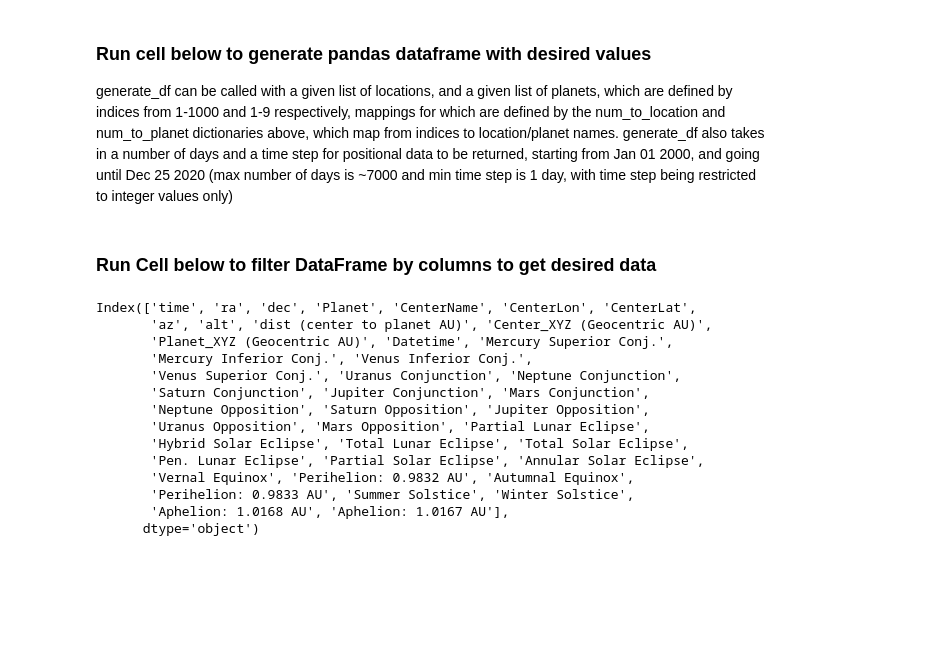
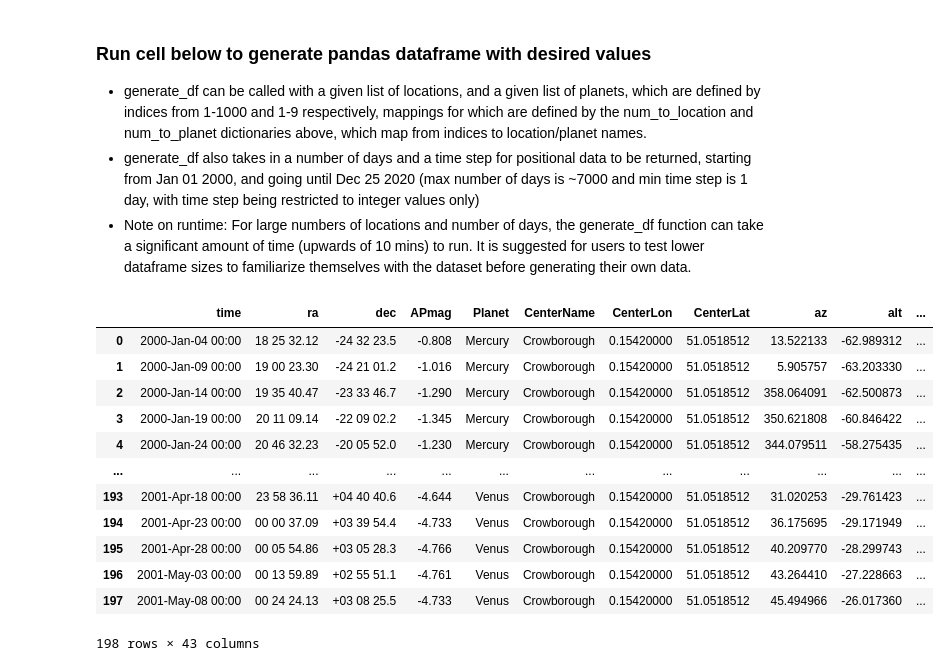
Before and after one commit to erictang000/astro-data, a Jupyter notebook: 189 Early Project.ipynb, the cells around one changed output. Saved outputs shown, nothing was run; the diff lists cells and outputs as text; code cells hidden in the pictures; blank space fills up the shorter version.

Commit message:
Added data visualization and visibility thresholding

```diff
--- a/189 Early Project.ipynb
+++ b/189 Early Project.ipynb
@@ -132,5 +189,7 @@ for i in range(1, 999):
 # %%
 def generate_df(num_locations, num_days=5, time_step=1, planet=[], location=[]):
+    ##creates a list of strings which correspond to rows of the dataframe to be passed to
+    ##pd.dataframe
     final_string = []
     for i in range(1, 9):
         if planet:
@@ -161,11 +220,13 @@ def generate_df(num_locations, num_days=5, time_step=1, planet=[], location=[]):
                     data_ind = index + 1
                     break
             if data_ind != -1:
-                string = string[data_ind:data_ind + num_days:time_step]
+                string = string[data_ind:data_ind + (num_days * time_step):time_step]
                 string = [x + "," + num_to_planet[i] + "," + num_to_location[j] + "," + num_to_position[j][0] + "," + num_to_position[j][1] for x in string if len(x.split(",")) == 13]
                 final_string += string
+
+    ##clean data - get rid of uncessary columns and call helper functions to convert data into different formats
     df = pd.DataFrame([x.split(',') for x in final_string[1:]], columns=[x for x in final_string[0].split(',')])
-    df.drop([df.columns[1], df.columns[2], df.columns[5], df.columns[6], df.columns[7], df.columns[8], df.columns[9], df.columns[10], df.columns[11], df.columns[12]], axis=1, inplace=True)
+    df.drop([df.columns[1], df.columns[2], df.columns[6], df.columns[7], df.columns[8], df.columns[9], df.columns[10], df.columns[11], df.columns[12]], axis=1, inplace=True)
     df.columns = [x.strip() for x in df.columns]
     df = df.rename(columns={"Date__(UT)__HR:MN" : "time","R.A._(ICRF)": "ra", "DEC__(ICRF)": "dec"})
     df['az'] = df.apply(lambda row: get_az(row), axis = 1)
@@ -197,29 +280,28 @@ def generate_df(num_locations, num_days=5, time_step=1, planet=[], location=[]):
 # %% [markdown]
 ### Run cell below to generate pandas dataframe with desired values
-generate_df can be called with a given list of locations, and a given list of planets, which are defined by indices from 1-1000 and 1-9 respectively, mappings for which are defined by the num_to_location and num_to_planet dictionaries above, which map from indices to location/planet names. generate_df also takes in a number of days and a time step for positional data to be returned, starting from Jan 01 2000, and going until Dec 25 2020 (max number of days is ~7000 and min time step is 1 day, with time step being restricted to integer values only)
+* generate_df can be called with a given list of locations, and a given list of planets, which are defined by indices from 1-1000 and 1-9 respectively, mappings for which are defined by the num_to_location and num_to_planet dictionaries above, which map from indices to location/planet names.
+* generate_df also takes in a number of days and a time step for positional data to be returned, starting from Jan 01 2000, and going until Dec 25 2020 (max number of days is ~7000 and min time step is 1 day, with time step being restricted to integer values only)
+* Note on runtime: For large numbers of locations and number of days, the generate_df function can take a significant amount of time (upwards of 10 mins) to run. It is suggested for users to test lower dataframe sizes to familiarize themselves with the dataset before generating their own data.
 # %%
 ##EXAMPLE
 ##generate_df(num_locations=10, num_days=5, time_step=1, planet=[1, 8], location=[1])
 ##The above line of code will call generate_df and return a dataframe with positional data for mercury and neptune
 ##centered at the location with index 1 in num_to_location (which is Crowborough)
 ##If planet and location are left as empty lists, the function will default to returning data for every planet and every location
-df = generate_df(10, num_days=100, time_step=1, planet=[1, 8], location=[1])
+df = generate_df(10, num_days=100, time_step=5, planet=[1, 2], location=[1])
-# %% [markdown]
-### Run Cell below to filter DataFrame by columns to get desired data
 # %%
-df.columns
+df
 # %% [output]
+|  | time | ra | dec | APmag | Planet | CenterName | CenterLon | CenterLat | az | alt | ... |
+| 0 | 2000-Jan-04 00:00 | 18 25 32.12 | -24 32 23.5 | -0.808 | Mercury | Crowborough | 0.15420000 | 51.0518512 | 13.522133 | -62.989312 | ... |
+| 1 | 2000-Jan-09 00:00 | 19 00 23.30 | -24 21 01.2 | -1.016 | Mercury | Crowborough | 0.15420000 | 51.0518512 | 5.905757 | -63.203330 | ... |
+| 2 | 2000-Jan-14 00:00 | 19 35 40.47 | -23 33 46.7 | -1.290 | Mercury | Crowborough | 0.15420000 | 51.0518512 | 358.064091 | -62.500873 | ... |
+| 3 | 2000-Jan-19 00:00 | 20 11 09.14 | -22 09 02.2 | -1.345 | Mercury | Crowborough | 0.15420000 | 51.0518512 | 350.621808 | -60.846422 | ... |
+| 4 | 2000-Jan-24 00:00 | 20 46 32.23 | -20 05 52.0 | -1.230 | Mercury | Crowborough | 0.15420000 | 51.0518512 | 344.079511 | -58.275435 | ... |
+| ... | ... | ... | ... | ... | ... | ... | ... | ... | ... | ... | ... |
+| 193 | 2001-Apr-18 00:00 | 23 58 36.11 | +04 40 40.6 | -4.644 | Venus | Crowborough | 0.15420000 | 51.0518512 | 31.020253 | -29.761423 | ... |
+| 194 | 2001-Apr-23 00:00 | 00 00 37.09 | +03 39 54.4 | -4.733 | Venus | Crowborough | 0.15420000 | 51.0518512 | 36.175695 | -29.171949 | ... |
+| 195 | 2001-Apr-28 00:00 | 00 05 54.86 | +03 05 28.3 | -4.766 | Venus | Crowborough | 0.15420000 | 51.0518512 | 40.209770 | -28.299743 | ... |
+| 196 | 2001-May-03 00:00 | 00 13 59.89 | +02 55 51.1 | -4.761 | Venus | Crowborough | 0.15420000 | 51.0518512 | 43.264410 | -27.228663 | ... |
+| 197 | 2001-May-08 00:00 | 00 24 24.13 | +03 08 25.5 | -4.733 | Venus | Crowborough | 0.15420000 | 51.0518512 | 45.494966 | -26.017360 | ... |
-Index(['time', 'ra', 'dec', 'Planet', 'CenterName', 'CenterLon', 'CenterLat',
-       'az', 'alt', 'dist (center to planet AU)', 'Center_XYZ (Geocentric AU)',
-       'Planet_XYZ (Geocentric AU)', 'Datetime', 'Mercury Superior Conj.',
-       'Mercury Inferior Conj.', 'Venus Inferior Conj.',
-       'Venus Superior Conj.', 'Uranus Conjunction', 'Neptune Conjunction',
-       'Saturn Conjunction', 'Jupiter Conjunction', 'Mars Conjunction',
-       'Neptune Opposition', 'Saturn Opposition', 'Jupiter Opposition',
-       'Uranus Opposition', 'Mars Opposition', 'Partial Lunar Eclipse',
-       'Hybrid Solar Eclipse', 'Total Lunar Eclipse', 'Total Solar Eclipse',
-       'Pen. Lunar Eclipse', 'Partial Solar Eclipse', 'Annular Solar Eclipse',
-       'Vernal Equinox', 'Perihelion: 0.9832 AU', 'Autumnal Equinox',
-       'Perihelion: 0.9833 AU', 'Summer Solstice', 'Winter Solstice',
-       'Aphelion: 1.0168 AU', 'Aphelion: 1.0167 AU'],
-      dtype='object')
+198 rows × 43 columns
```
Also changed, not shown: parts of 13 cells of this notebook.
